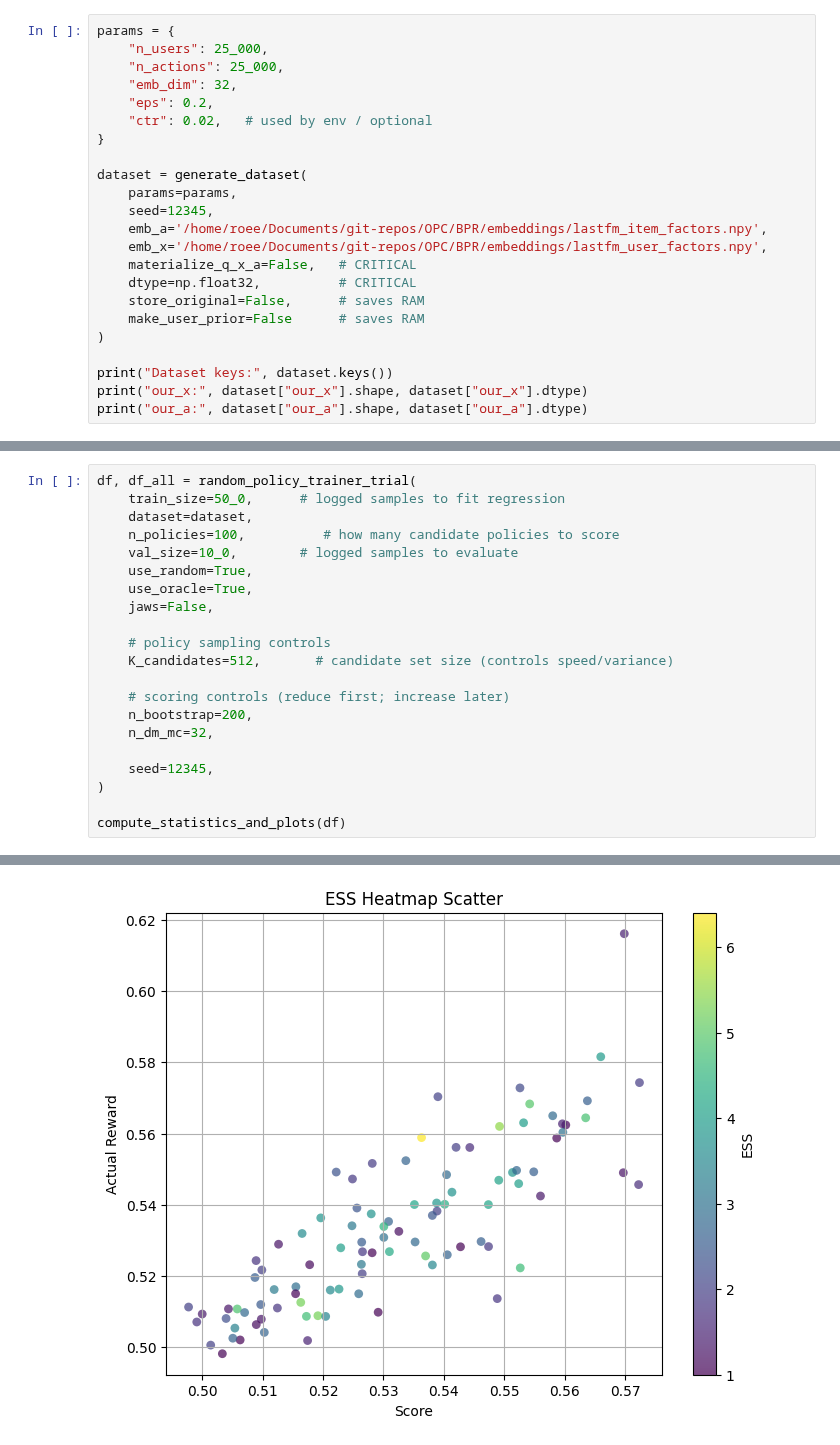
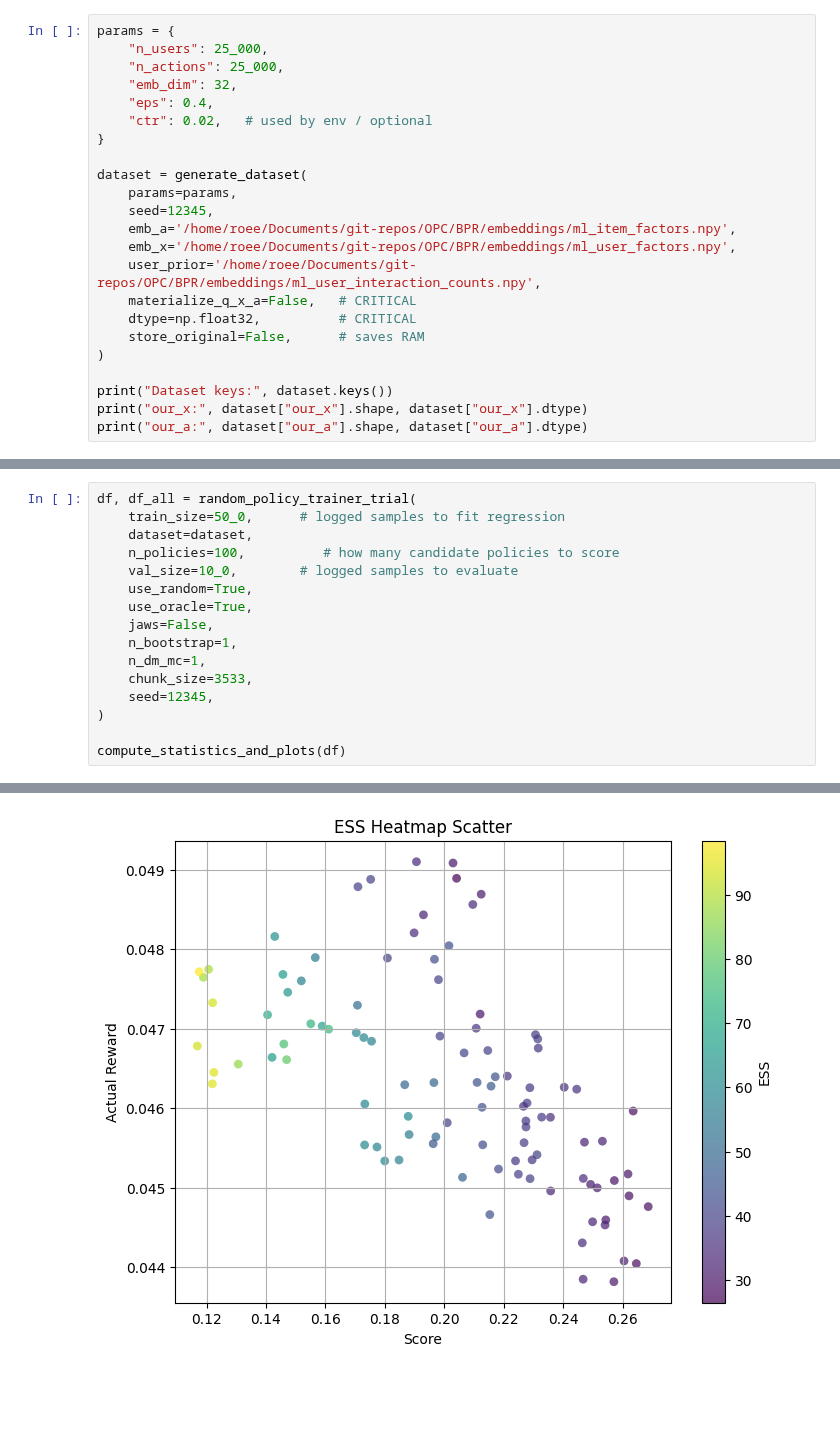
Before and after one commit to TauRoeed/OPC, a Jupyter notebook: new_trial.ipynb, the cells around one changed output, grey strips where cells are left out. Cells and saved outputs as stored; diff of their text form; blank space fills up the shorter version.

```diff
--- a/new_trial.ipynb
+++ b/new_trial.ipynb
@@ -22,19 +23,19 @@ params = {
     "n_users": 25_000,
     "n_actions": 25_000,
     "emb_dim": 32,
-    "eps": 0.2,
+    "eps": 0.4,
     "ctr": 0.02,   # used by env / optional
 }
 
 dataset = generate_dataset(
     params=params,
     seed=12345,
-    emb_a='/home/roee/Documents/git-repos/OPC/BPR/embeddings/lastfm_item_factors.npy',
-    emb_x='/home/roee/Documents/git-repos/OPC/BPR/embeddings/lastfm_user_factors.npy',
+    emb_a='/home/roee/Documents/git-repos/OPC/BPR/embeddings/ml_item_factors.npy',
+    emb_x='/home/roee/Documents/git-repos/OPC/BPR/embeddings/ml_user_factors.npy',
+    user_prior='/home/roee/Documents/git-repos/OPC/BPR/embeddings/ml_user_interaction_counts.npy',
     materialize_q_x_a=False,   # CRITICAL
     dtype=np.float32,          # CRITICAL
     store_original=False,      # saves RAM
-    make_user_prior=False      # saves RAM
 )
 
 print("Dataset keys:", dataset.keys())
@@ -113,14 +79,9 @@ df, df_all = random_policy_trainer_trial(
     use_random=True,
     use_oracle=True,
     jaws=False,
-
-    # policy sampling controls
-    K_candidates=512,       # candidate set size (controls speed/variance)
-
-    # scoring controls (reduce first; increase later)
-    n_bootstrap=200,
-    n_dm_mc=32,
-
+    n_bootstrap=1,
+    n_dm_mc=1,
+    chunk_size=3533,
     seed=12345,
 )
 
@@ -132 +93 @@ Simulation time for 600 samples: 0.031063079833984375 seconds
-[figure, old version]
+[figure, new version]
```
Also changed, not shown: parts of 8 cells of this notebook, 8 other files.
